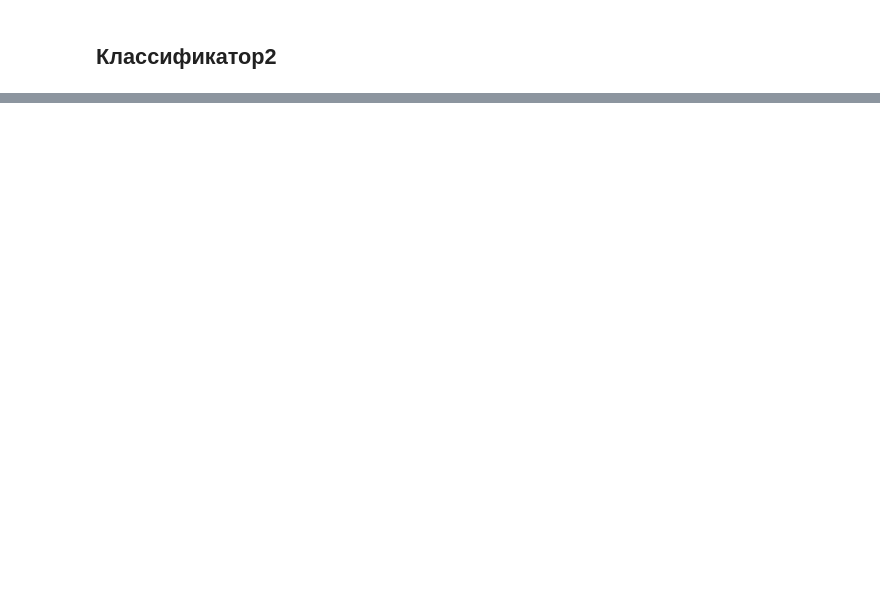
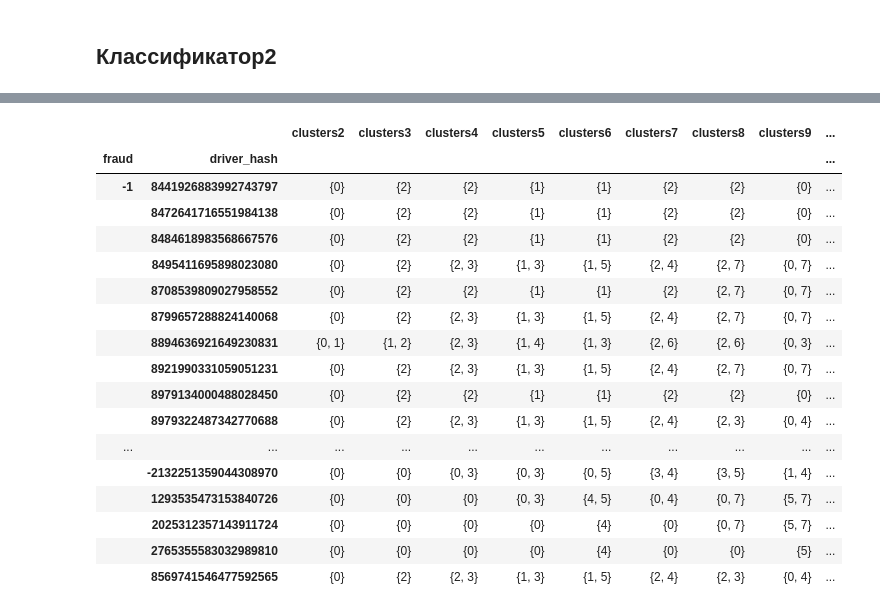
Before and after one commit to cherninkiy/made-2021_fraud_detection_project, a Jupyter notebook: notebooks/random_forest_on_gps_data.ipynb, the cells around one changed output, grey strips where cells are left out. Drawn from its saved outputs; the diff is of its cells as text; code cells hidden in the pictures; blank space fills up the shorter version.

```diff
--- a/notebooks/random_forest_on_gps_data.ipynb
+++ b/notebooks/random_forest_on_gps_data.ipynb
@@ -379,0 +387,25 @@ dtype: int64
+# %%
+columns = [
+    "gps_delta",
+    "gps_distance",
+    "gps_speed",
+    "gps_accel",
+    "gps_cumsum_accel"
+]
+
+df_clust = df_gps[["fraud", "driver_hash"]].copy()
+
+for i in range(2, 15):
+    np.random.seed(100)
+
+    clust = KMeans(n_clusters=i)
+    clust.fit(df_gps[columns])
+
+    labels = pd.Series(clust.labels_, df_gps.index, name=f"clusters{i}")
+
+    l = labels.value_counts().rename("Points")
+    l0 = labels[df_gps["fraud"] == 0].value_counts().rename("Good")
+    l1 = labels[df_gps["fraud"] == 1].value_counts().rename("Fraud")
+    display(pd.concat((l, l0, l1), axis=1).T)
+
+    df_clust = pd.concat((df_clust, labels.to_frame()), axis=1)
@@ -379,0 +465,21 @@ dtype: int64
+# %%
+df_clust.groupby(["fraud", "driver_hash"], sort=True).agg(set).tail(50)
+# %% [output]
+|  |  | clusters2 | clusters3 | clusters4 | clusters5 | clusters6 | clusters7 | clusters8 | clusters9 | ... |
+| fraud | driver_hash |  |  |  |  |  |  |  |  | ... |
+| -1 | 8441926883992743797 | {0} | {2} | {2} | {1} | {1} | {2} | {2} | {0} | ... |
+|  | 8472641716551984138 | {0} | {2} | {2} | {1} | {1} | {2} | {2} | {0} | ... |
+|  | 8484618983568667576 | {0} | {2} | {2} | {1} | {1} | {2} | {2} | {0} | ... |
+|  | 8495411695898023080 | {0} | {2} | {2, 3} | {1, 3} | {1, 5} | {2, 4} | {2, 7} | {0, 7} | ... |
+|  | 8708539809027958552 | {0} | {2} | {2} | {1} | {1} | {2} | {2, 7} | {0, 7} | ... |
+|  | 8799657288824140068 | {0} | {2} | {2, 3} | {1, 3} | {1, 5} | {2, 4} | {2, 7} | {0, 7} | ... |
+|  | 8894636921649230831 | {0, 1} | {1, 2} | {2, 3} | {1, 4} | {1, 3} | {2, 6} | {2, 6} | {0, 3} | ... |
+|  | 8921990331059051231 | {0} | {2} | {2, 3} | {1, 3} | {1, 5} | {2, 4} | {2, 7} | {0, 7} | ... |
+|  | 8979134000488028450 | {0} | {2} | {2} | {1} | {1} | {2} | {2} | {0} | ... |
+|  | 8979322487342770688 | {0} | {2} | {2, 3} | {1, 3} | {1, 5} | {2, 4} | {2, 3} | {0, 4} | ... |
+| ... | ... | ... | ... | ... | ... | ... | ... | ... | ... | ... |
+|  | -2132251359044308970 | {0} | {0} | {0, 3} | {0, 3} | {0, 5} | {3, 4} | {3, 5} | {1, 4} | ... |
+|  | 1293535473153840726 | {0} | {0} | {0} | {0, 3} | {4, 5} | {0, 4} | {0, 7} | {5, 7} | ... |
+|  | 2025312357143911724 | {0} | {0} | {0} | {0} | {4} | {0} | {0, 7} | {5, 7} | ... |
+|  | 2765355583032989810 | {0} | {0} | {0} | {0} | {4} | {0} | {0} | {5} | ... |
+|  | 8569741546477592565 | {0} | {2} | {2, 3} | {1, 3} | {1, 5} | {2, 4} | {2, 3} | {0, 4} | ... |
```
Also changed, not shown: parts of 16 cells of this notebook.
